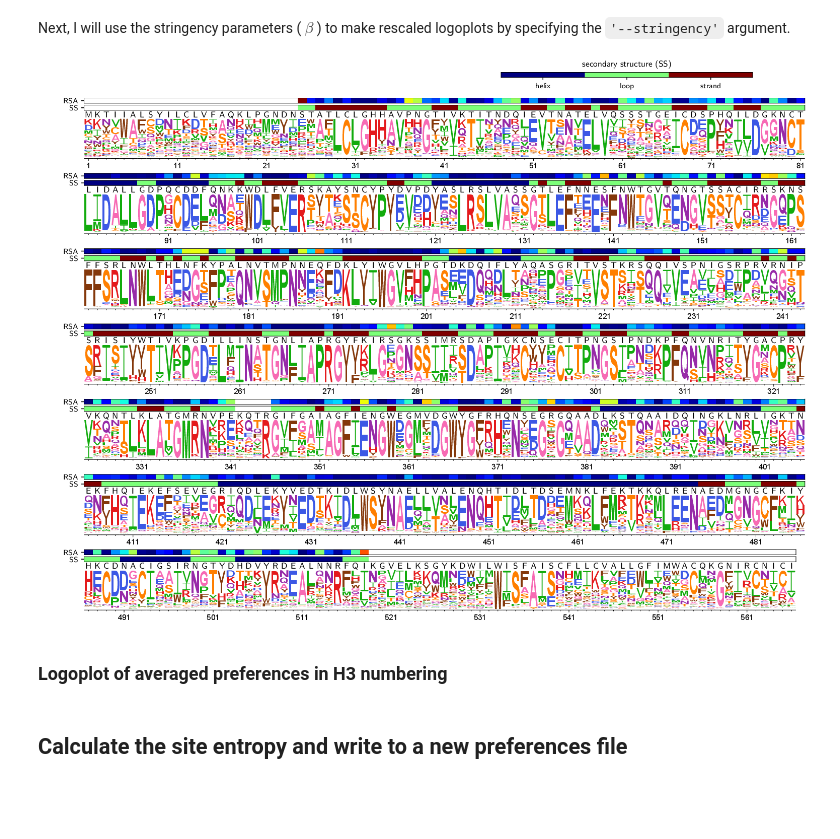
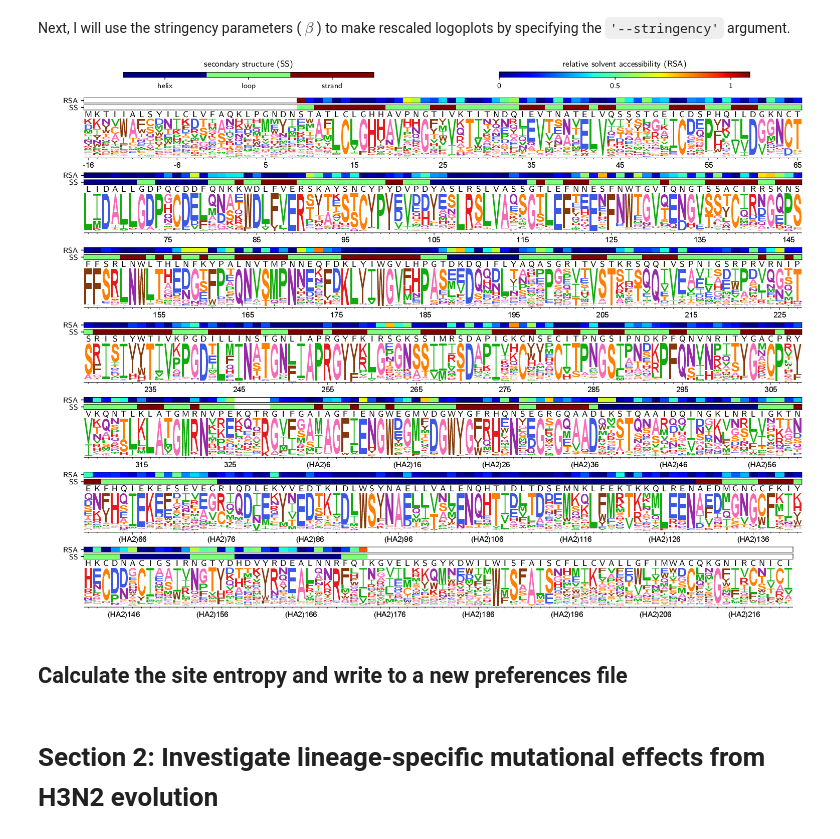
Before and after one commit to jbloomlab/Perth2009-DMS-Manuscript, a Jupyter notebook: analysis_code/Perth2009_DMS_analysis.ipynb, the cells around one changed output. Cells and saved outputs as stored; diff of their text form; code cells hidden in the pictures; blank space fills up the shorter version.

```diff
--- a/analysis_code/Perth2009_DMS_analysis.ipynb
+++ b/analysis_code/Perth2009_DMS_analysis.ipynb
@@ -522,29 +326,53 @@ The beta parameter for the ExpCM for the averaged preferences = 2.43599
 Before making the logoplot, I will also create a new rescaled preferences file.
 # %%
 unscaled_prefsdf = pd.read_csv(avgprefs)
-scaled_prefsdf = dms_tools2.prefs.rescalePrefs(unscaled_prefsdf, beta)
+rescaled_prefsdf = dms_tools2.prefs.rescalePrefs(unscaled_prefsdf, beta)
 
-rescaledavgprefs = os.path.join(prefsdir, 'summary_avgprefs_rescaled.csv')
-scaled_prefsdf.to_csv(rescaledavgprefs, index=False)
+rescaledavgprefs = os.path.join(renumberedprefsdir, 'summary_avgprefs_rescaled.csv')
+rescaled_prefsdf.to_csv(rescaledavgprefs, index=False)
+# %%
+dsspfile = './data/4O5N_trimer.dssp'
+
+# Need to read in chain A (HA1) and chain B (HA2) separately, then concatenate into a single dataframe
+HA1dssp_df = dms_tools2.dssp.processDSSP(dsspfile, chain='A')
+# HA1sites = [x + 16 for x in HA1dssp_df['site'].tolist()]
+# HA1dssp_df['site'] = HA1sites
+
+HA2dssp_df = dms_tools2.dssp.processDSSP(dsspfile, chain='B')
+HA2sites = ['(HA2)'+ str(x) for x in HA2dssp_df['site'].tolist()]
+HA2dssp_df['site'] = HA2sites
+
+dssp_df = pd.concat([HA1dssp_df, HA2dssp_df])
+dssp_df['SS'] = dssp_df['SS_class']
+ssfile = os.path.join(renumberedprefsdir, 'SS.csv')
+dssp_df[['site', 'SS']].to_csv(ssfile, index=False)
+rsafile = os.path.join(renumberedprefsdir, 'RSA.csv')
+dssp_df[['site', 'RSA']].to_csv(rsafile, index=False)
+# %%
+seq_wtoverlayfile = os.path.join(prefsdir, 'wildtypeoverlayfile.csv')
+aacounts = dms_tools2.utils.codonToAACounts(
+        pd.read_csv(os.path.join(countsdir, 'wtDNA_codoncounts.csv')))
+aacounts.query('wildtype != "*"')[['site', 'wildtype']].to_csv(seq_wtoverlayfile, index=False)
+
+wtoverlayfile = os.path.join(renumberedprefsdir, 'wildtypeoverlayfile.csv')
+
+dms_tools2.utils.renumberSites(renumberfile, [seq_wtoverlayfile], missing='drop', outdir=renumberedprefsdir)
 # %% [markdown]
 Next, I will use the stringency parameters ( $\beta$ ) to make rescaled logoplots by specifying the `'--stringency'` argument.
 # %%
 rescaledlogoname = 'rescaled-avgprefs'
 
 log = !dms2_logoplot \
-        --prefs {avgprefs} \
+        --prefs {rescaledavgprefs} \
         --name {rescaledlogoname} \
         --outdir {logodir} \
         --overlay1 {wtoverlayfile} wildtype wildtype \
         --overlay2 {ssfile} SS "secondary structure" \
         --overlay3 {rsafile} RSA "relative solvent accessibility" \
         --nperline 81 \
-        --stringency {beta} \
         --use_existing {use_existing}
 
 rescaledlogoplot = os.path.join(logodir, '{0}_prefs.pdf'.format(rescaledlogoname))
 showPDF(rescaledlogoplot)
 # %% [output]
-[figure, old version]
+[figure, new version]
-# %% [markdown]
-### Logoplot of averaged preferences in H3 numbering
@@ -567 +385,3 @@ entropyprefs = os.path.join(prefsdir, 'summary_avgprefs_rescaled_entropies.csv')
 entropy_prefsdf.to_csv(entropyprefs, index=False)
+# %% [markdown]
+# Section 2: Investigate lineage-specific mutational effects from H3N2 evolution
```
Also changed, not shown: parts of 57 cells of this notebook, 8 other files.
